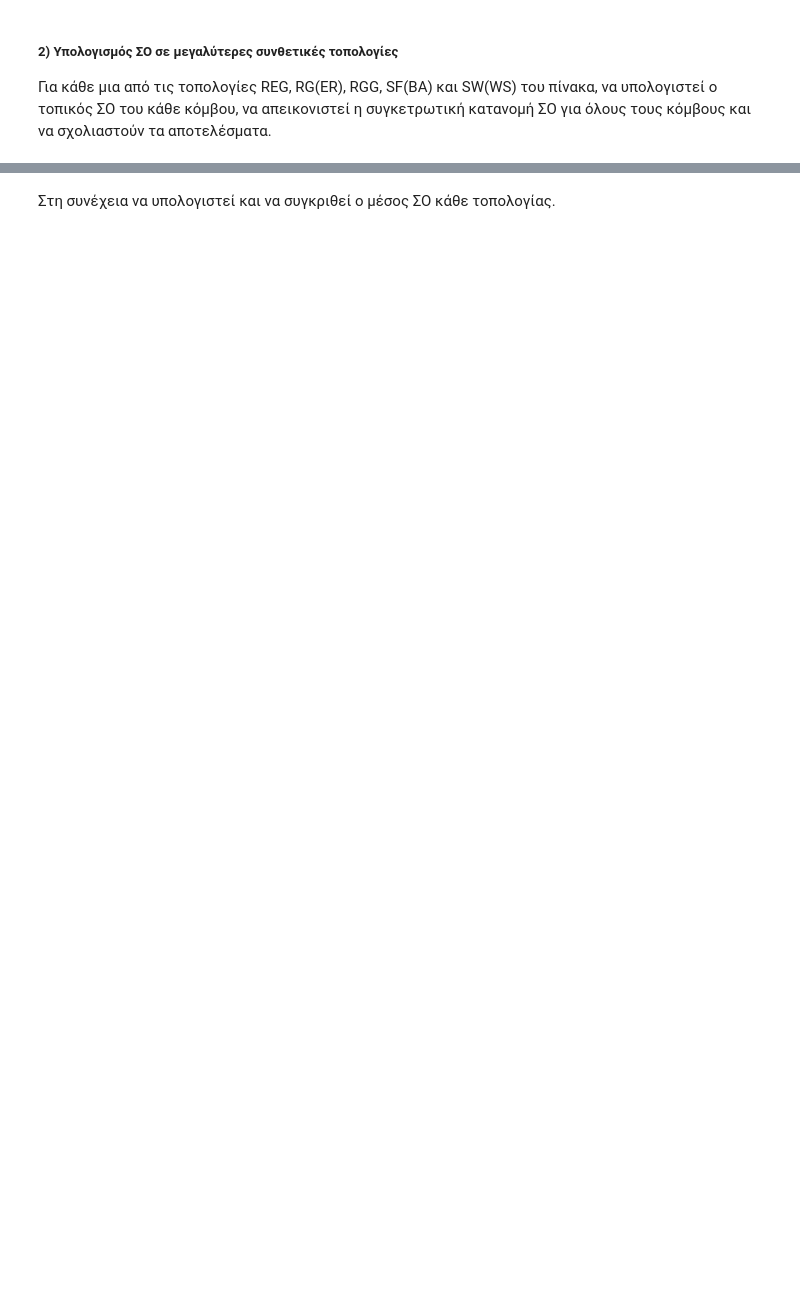
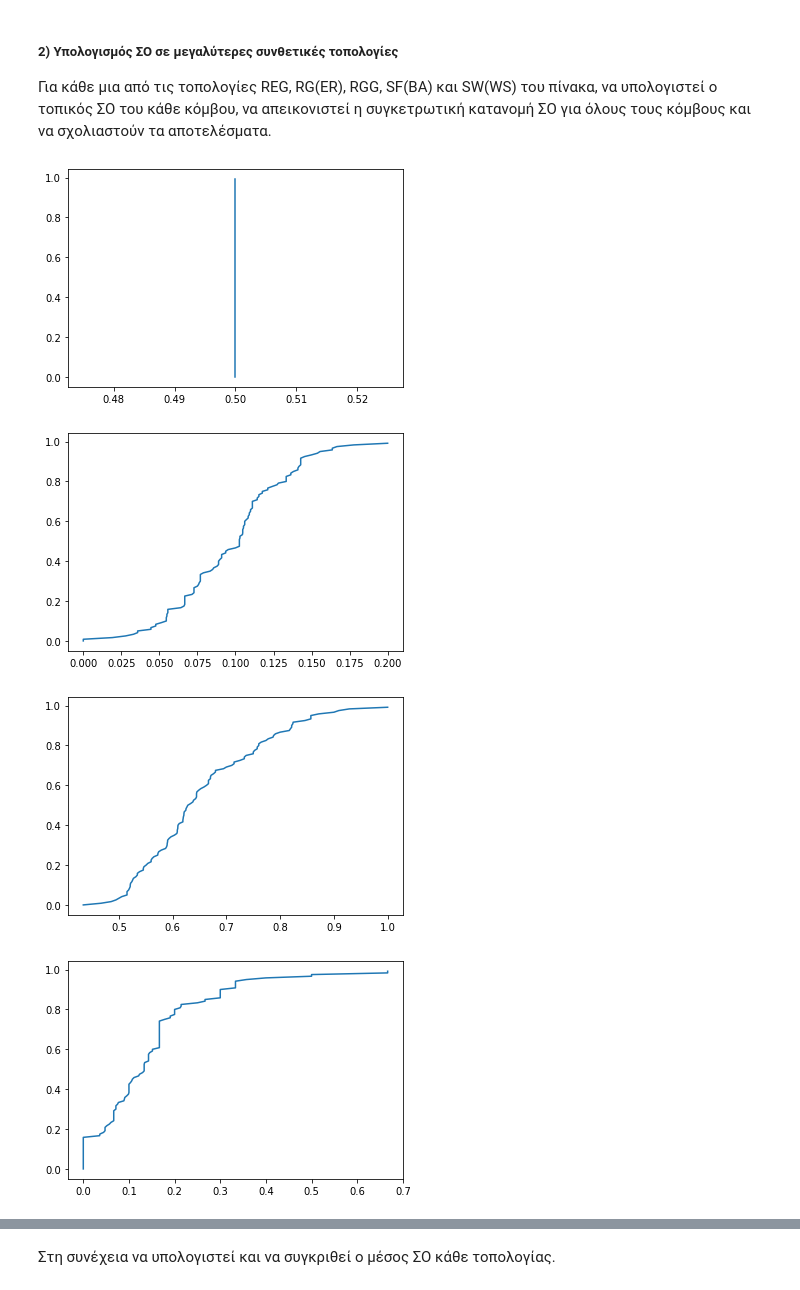
Before and after one commit to LoniasGR/socialnetanalysis, a Jupyter notebook: Lab 1/lab1_student version.ipynb, the cells around one changed output, grey strips where cells are left out. Drawn from its saved outputs; the diff is of its cells as text; code cells hidden in the pictures; blank space fills up the shorter version.

```diff
--- a/Lab 1/lab1_student version.ipynb
+++ b/Lab 1/lab1_student version.ipynb
@@ -495,13 +591,34 @@ nx.draw(G,pos)
 # %%
 # χρησιμοποιήστε την clustering του networkx για τον υπολογισμό του ΣΟ
 
-#uncomment def calculate_clust_coef(G):
+def calculate_clust_coef(G):
+    return list(nx.clustering(G).values())
 
+def plot_cum_coef(coef):
+    n = len(coef)
+    X = np.sort(coef)
+    Y = np.array(range(n))/float(n)
+    plt.plot(X,Y)
 
-#uncomment REG_clust_coef = calculate_clust_coef(REG)
-#uncomment RGER_clust_coef = calculate_clust_coef(RGER)
-#uncomment RGG_clust_coef = calculate_clust_coef(RGG)
-#uncomment SF_clust_coef = calculate_clust_coef(SF)
-#uncomment SW_clust_coef = calculate_clust_coef(SW)
+REG_clust_coef = calculate_clust_coef(REG)
+RGER_clust_coef = calculate_clust_coef(RGER)
+RGG_clust_coef = calculate_clust_coef(RGG)
+SF_clust_coef = calculate_clust_coef(SF)
+SW_clust_coef = calculate_clust_coef(SW)
 
 #συγκεντρωτική κατανομή του ΣΟ
+plt.figure()
+plot_cum_coef(REG_clust_coef)
+plt.figure()
+plot_cum_coef(RGER_clust_coef)
+plt.figure()
+plot_cum_coef(RGG_clust_coef)
+plt.figure()
+plot_cum_coef(SF_clust_coef)
+plt.figure()
+plot_cum_coef(SW_clust_coef)
+# %% [output]
+[figure, added]
+[figure, added]
+[figure, added]
+[figure, added]
```
Also changed, not shown: parts of 30 cells of this notebook, 1 other file.
